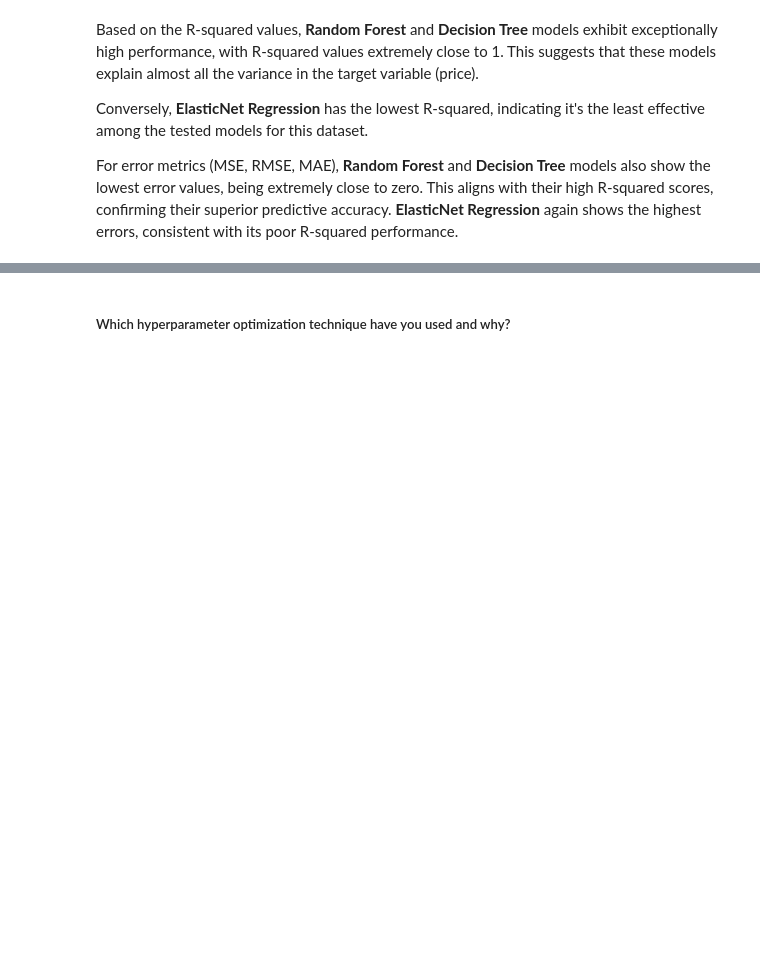
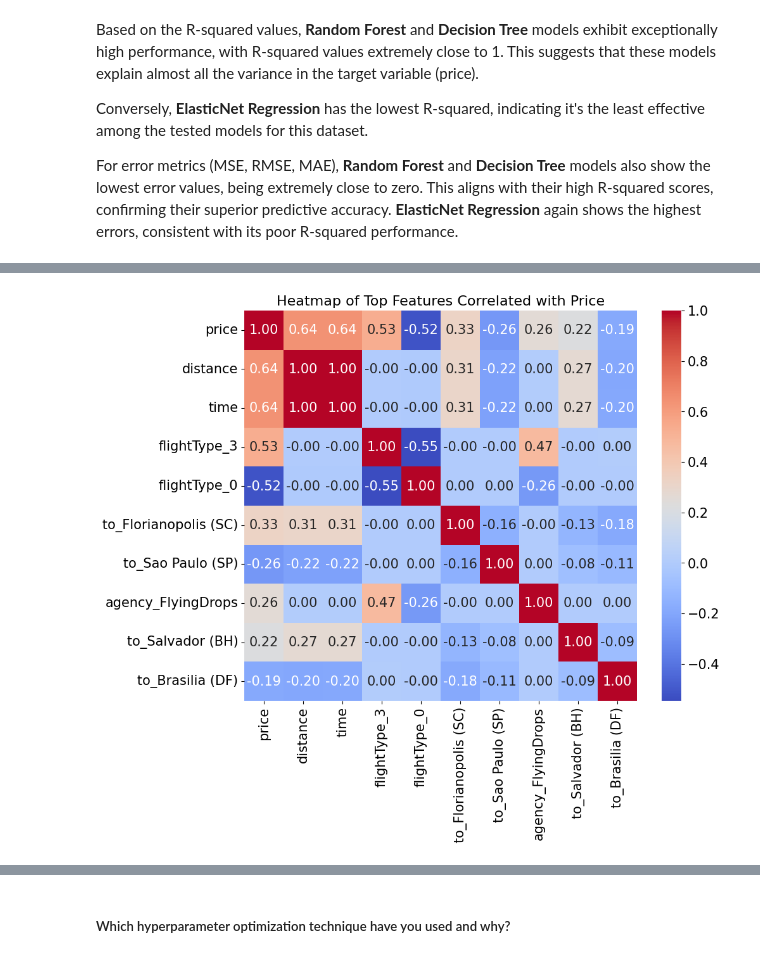
Before and after one commit to amol004/Voyage-Analytics-Integrating-MLOps-in-Travel, a Jupyter notebook: Capstone_Project_Productionization_of_ML_Systems.ipynb, the cells around one changed output, grey strips where cells are left out. Saved outputs shown, nothing was run; the diff lists cells and outputs as text; code cells hidden in the pictures; blank space fills up the shorter version.

```diff
--- a/Capstone_Project_Productionization_of_ML_Systems.ipynb
+++ b/Capstone_Project_Productionization_of_ML_Systems.ipynb
@@ -1442,0 +1514,9 @@ Answer Here.
+# %%
+# Correlation heatmap for the most important features relative to 'price'
+top_features = flight_users_encoded.corr()['price'].abs().sort_values(ascending=False).head(10).index
+plt.figure(figsize=(10, 8))
+sns.heatmap(flight_users_encoded[top_features].corr(), annot=True, cmap='coolwarm', fmt='.2f')
+plt.title('Heatmap of Top Features Correlated with Price', fontsize=16)
+plt.show()
+# %% [output]
+[figure, added]
```
Also changed, not shown: parts of 31 cells of this notebook.
